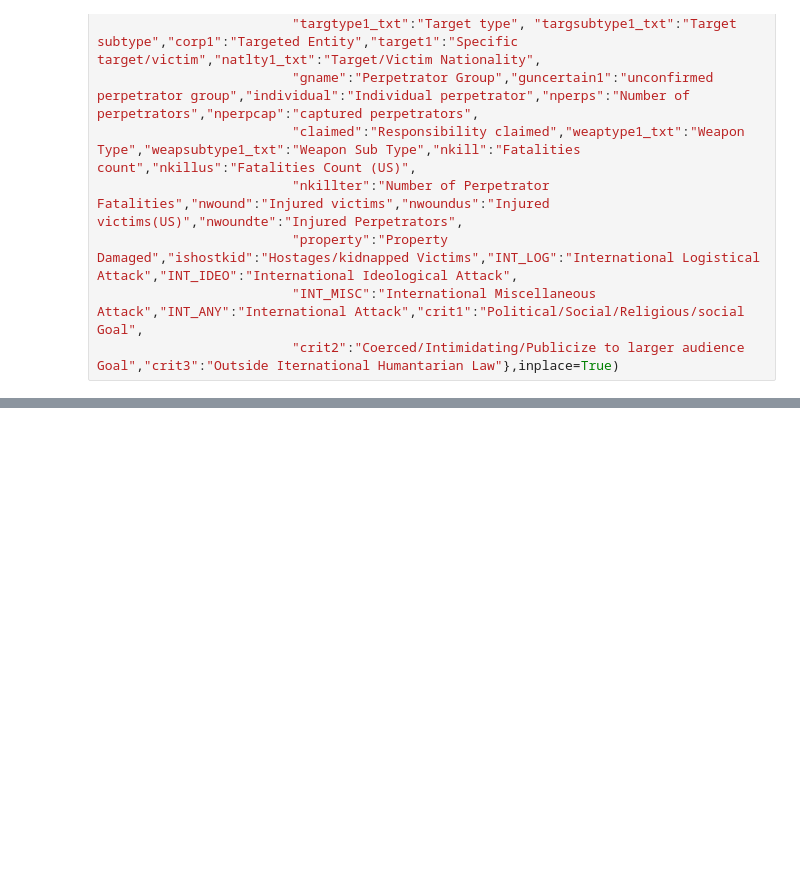
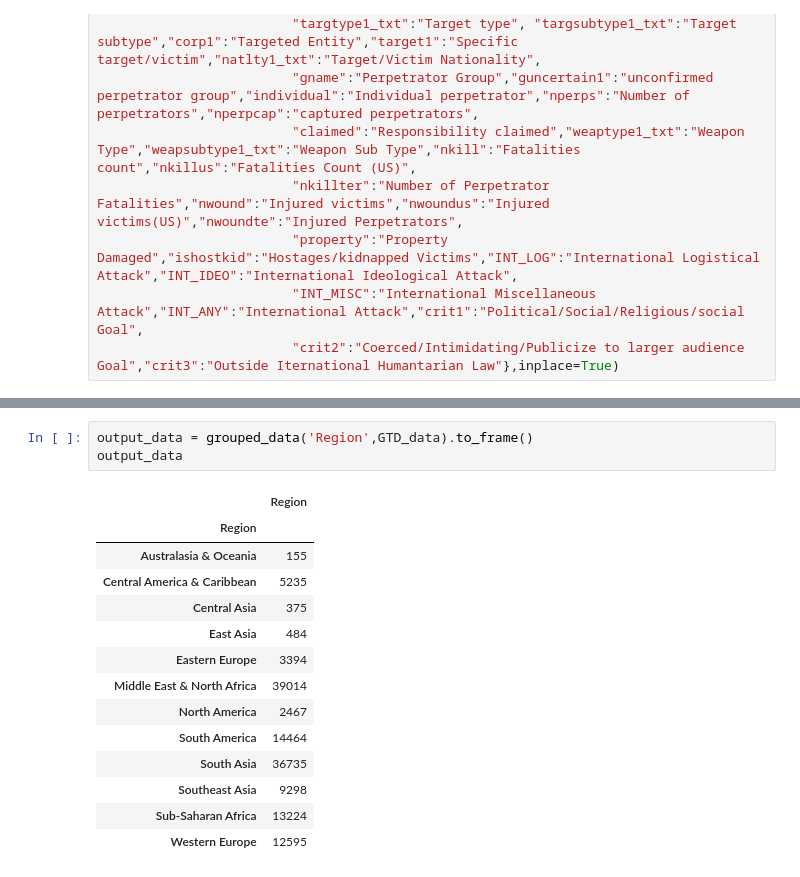
Before and after one commit to SAKSHIDHYANI/Global-Terrorism-Analysis, a Jupyter notebook: Global_Terrorism_Analysis.ipynb, the cells around one changed output, grey strips where cells are left out. Cells and saved outputs as stored; diff of their text form; blank space fills up the shorter version.

```diff
--- a/Global_Terrorism_Analysis.ipynb
+++ b/Global_Terrorism_Analysis.ipynb
@@ -252,0 +315,18 @@ GTD_data.head(5)
+# %%
+output_data = grouped_data('Region',GTD_data).to_frame()
+output_data
+# %% [output]
+|  | Region |
+| Region |  |
+| Australasia & Oceania | 155 |
+| Central America & Caribbean | 5235 |
+| Central Asia | 375 |
+| East Asia | 484 |
+| Eastern Europe | 3394 |
+| Middle East & North Africa | 39014 |
+| North America | 2467 |
+| South America | 14464 |
+| South Asia | 36735 |
+| Southeast Asia | 9298 |
+| Sub-Saharan Africa | 13224 |
+| Western Europe | 12595 |
```
Also changed, not shown: parts of 12 cells of this notebook.
